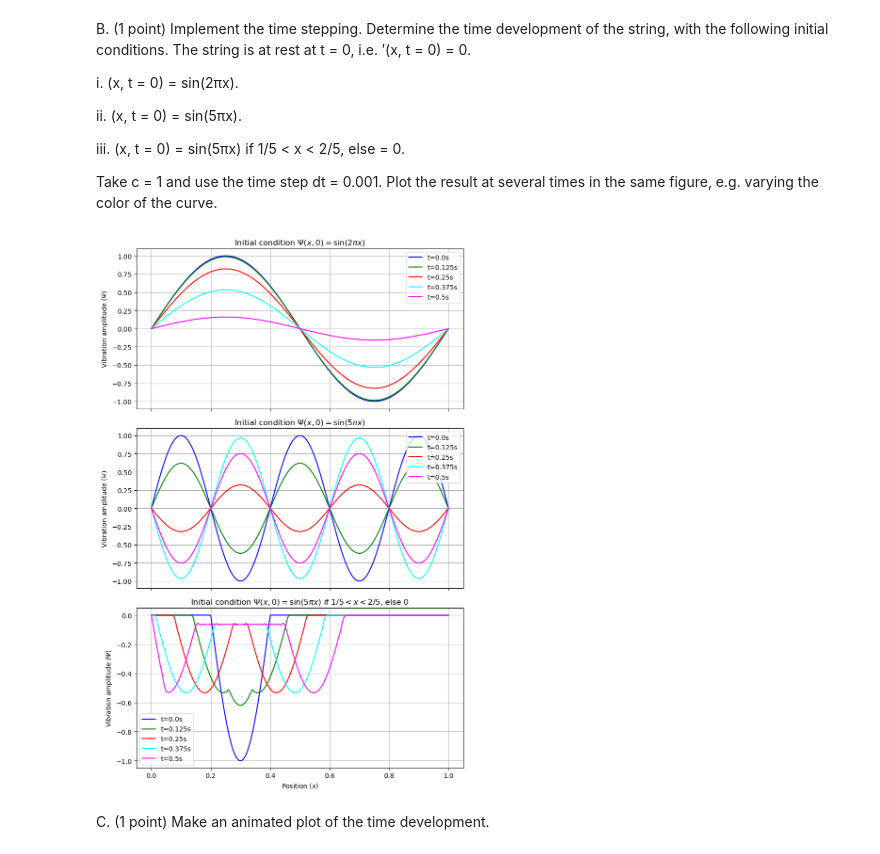
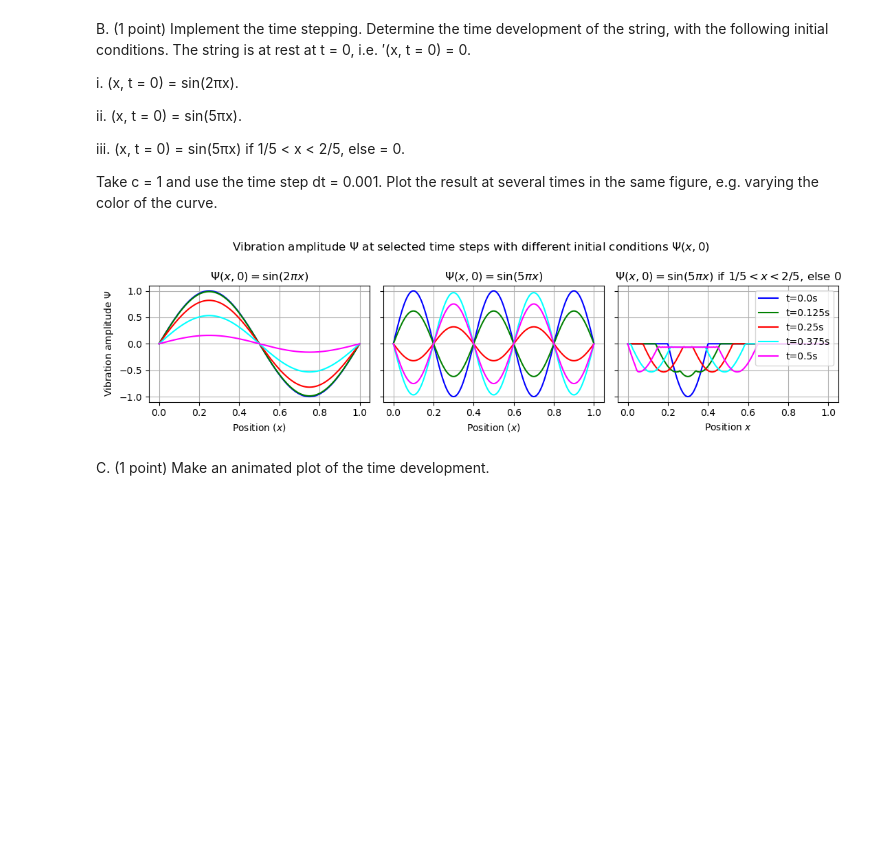
Before and after one commit to jonas4climate/modelling-natural-processes, a Jupyter notebook: Set1_incomplete.ipynb, the cells around one changed output. Drawn from its saved outputs; the diff is of its cells as text; code cells hidden in the pictures; blank space fills up the shorter version.

Commit message:
Remodelled small things in the code + new plot + better sizing and format

```diff
--- a/Set1_incomplete.ipynb
+++ b/Set1_incomplete.ipynb
@@ -93,40 +93,43 @@ Nt = int(T / dt)
 init_conditions = [
     lambda x: np.sin(2 * np.pi * x),
     lambda x: np.sin(5 * np.pi * x),
     lambda x: np.where((1/5 < x) & (x < 2/5), np.sin(5 * np.pi * x), 0)
 ]
 
 init_labels = [
     '$\\sin(2\\pi x)$',
     '$\\sin(5\\pi x)$',
     '$\\sin(5\\pi x)$ if $1/5 < x < 2/5$, else $0$'
 ]
 
 psis = []
 for i, (f0, init_label) in enumerate(zip(init_conditions, init_labels)):
     psi_matrix = solve_wave(f0, L, c, T, Nx, dt)
     psis.append(psi_matrix)
 
-# Plotting
-fig, axs = plt.subplots(3, 1, figsize=(8, 12), sharex=True, layout='tight')
+
+fig, axs = plt.subplots(1, 3, figsize=(11, 3), sharey=True, layout='tight')
 times = np.linspace(0, T, 5)
 time_labels = [f't={t}s' for t in times]
 colors = ['blue', 'green', 'red', 'cyan', 'magenta']
 x = np.linspace(0, L, Nx)
 
 for i, (c, init_label) in enumerate(zip(psis, init_labels)):
     for j, (t, time_label, color) in enumerate(zip(times, time_labels, colors)):
         axs[i].plot(x, c[:, int(Nt*t)], label=time_label, color=color)
-    axs[i].set_ylabel('Vibration amplitude ($\\Psi$)')
-    axs[i].set_title(f'Initial condition $\\Psi(x,0)=${init_label}')
-    axs[i].legend()
+    axs[i].set_title(f'$\\Psi(x,0)=${init_label}')
     axs[i].grid(True)
+    axs[i].set_xlabel('Position ($x$)')
+    axs[i].set_yticks([-1, -0.5, 0, 0.5, 1])
+axs[0].set_ylabel('Vibration amplitude $\\Psi$')
+axs[-1].legend(loc='upper right')
 
-plt.xlabel('Position ($x$)')
+plt.suptitle('Vibration amplitude $\\Psi$ at selected time steps with different initial conditions $\\Psi(x,0)$')
+plt.xlabel('Position $x$')
 plt.savefig('media/wave_equation.png', dpi=300, bbox_inches='tight')
 plt.show()
 # %% [output]
-[figure, old version]
+[figure, new version]
 # %% [markdown]
 C. (1 point) Make an animated plot of the time development.
 # %%
```
Also changed, not shown: parts of 15 cells of this notebook, 20 other files.
